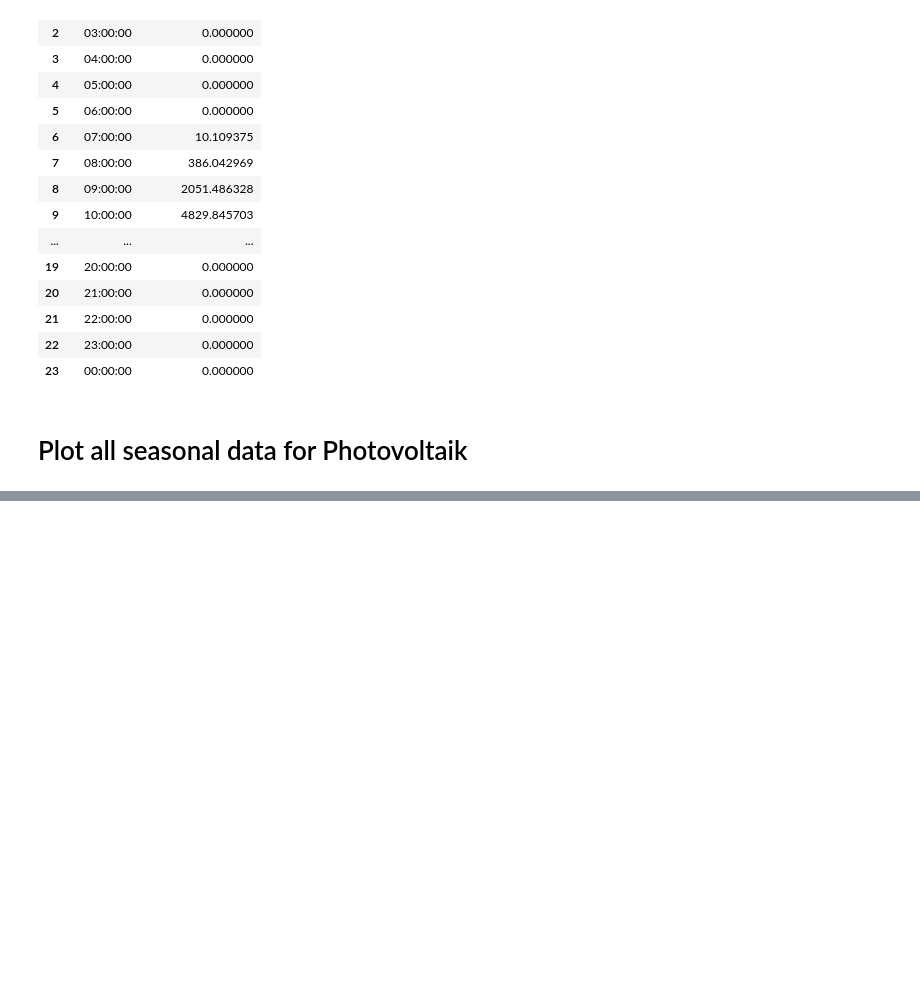
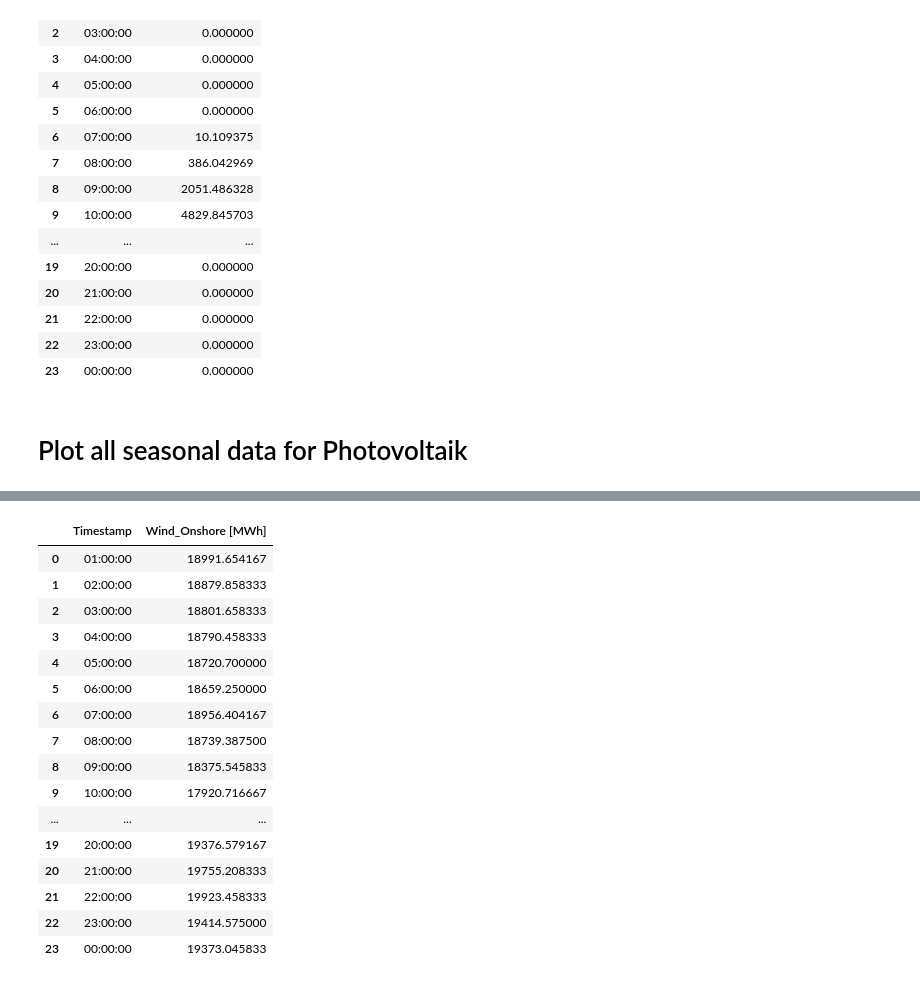
Before and after one commit to Arassc/energy-analysis-and-predictions, a Jupyter notebook: notebooks/load_green_energy_data.ipynb, the cells around one changed output, grey strips where cells are left out. Drawn from its saved outputs; the diff is of its cells as text; code cells hidden in the pictures; blank space fills up the shorter version.

Commit message:
fix load winter season finish load data solar data and some wind onshore data

```diff
--- a/notebooks/load_green_energy_data.ipynb
+++ b/notebooks/load_green_energy_data.ipynb
@@ -487,0 +341,3 @@ plot_all_seasonal_data_for_one_energy(seasons_data,'Photovoltaik')
+# %%
+wind_onshore = load_green_energy_data('Wind_Onshore')
+wind_onshore.head()
@@ -487,0 +368,2 @@ plot_all_seasonal_data_for_one_energy(seasons_data,'Photovoltaik')
+# %%
+seasons_wind_onshore = get_dict_of_seasons(wind_onshore, 'Wind_Onshore')
@@ -487,0 +438,20 @@ plot_all_seasonal_data_for_one_energy(seasons_data,'Photovoltaik')
+# %%
+seasons_wind_onshore['Winter_2020']
+# %% [output]
+|  | Timestamp | Wind_Onshore [MWh] |
+| 0 | 01:00:00 | 18991.654167 |
+| 1 | 02:00:00 | 18879.858333 |
+| 2 | 03:00:00 | 18801.658333 |
+| 3 | 04:00:00 | 18790.458333 |
+| 4 | 05:00:00 | 18720.700000 |
+| 5 | 06:00:00 | 18659.250000 |
+| 6 | 07:00:00 | 18956.404167 |
+| 7 | 08:00:00 | 18739.387500 |
+| 8 | 09:00:00 | 18375.545833 |
+| 9 | 10:00:00 | 17920.716667 |
+| ... | ... | ... |
+| 19 | 20:00:00 | 19376.579167 |
+| 20 | 21:00:00 | 19755.208333 |
+| 21 | 22:00:00 | 19923.458333 |
+| 22 | 23:00:00 | 19414.575000 |
+| 23 | 00:00:00 | 19373.045833 |
```
Also changed, not shown: parts of 21 cells of this notebook, 6 other files.
